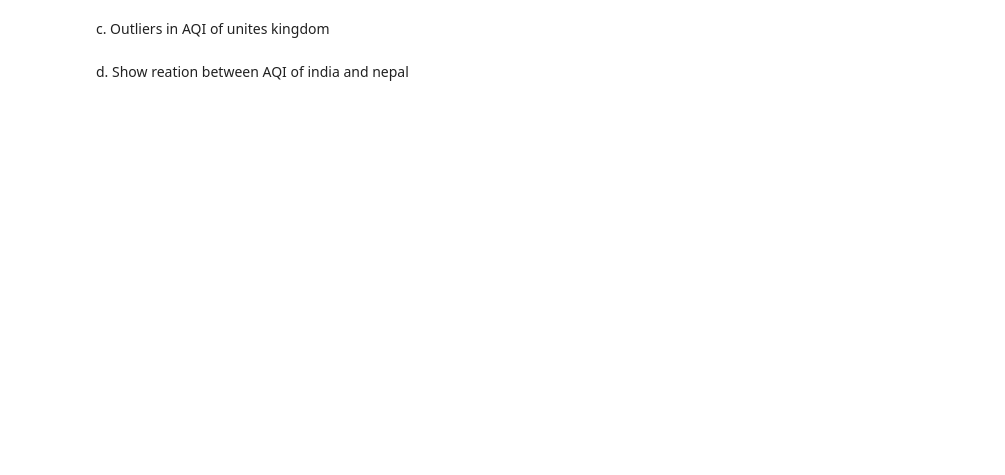
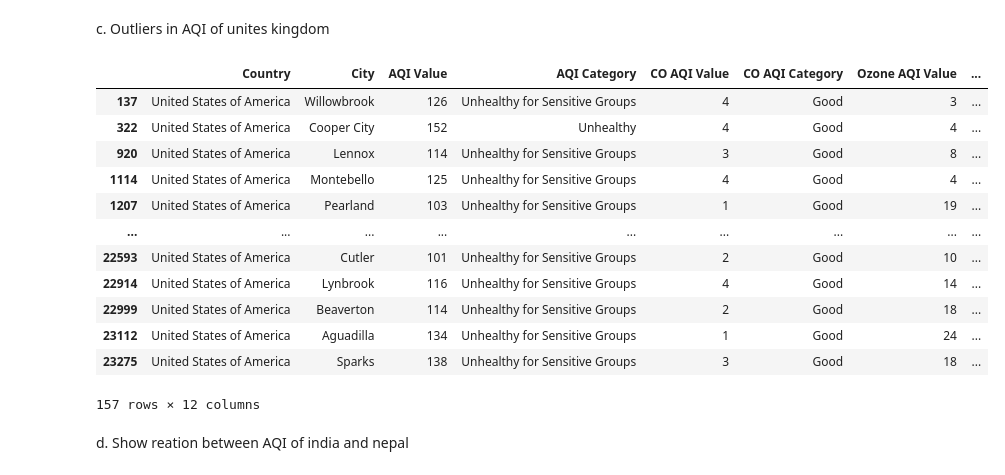
Before and after one commit to KaustubhBhor11/Data-Analytics-CDAC, a Jupyter notebook: practice_questions.ipynb, the cells around one changed output. Drawn from its saved outputs; the diff is of its cells as text; code cells hidden in the pictures; blank space fills up the shorter version.

```diff
--- a/practice_questions.ipynb
+++ b/practice_questions.ipynb
@@ -269,4 +364,32 @@ b. Outliers in AQI of cyprus
 # %% [markdown]
 c. Outliers in AQI of unites kingdom
+# %%
+cyprus_df=aqi_df[aqi_df['Country'] == 'United States of America']
+q1=np.quantile(cyprus_df['AQI Value'],0.25)
+q3=np.quantile(cyprus_df['AQI Value'],0.75)
+
+iqr=q3-q1
+
+lower_bound=q1-(1.5*iqr)
+upper_bound=q3+(1.5*iqr)
+
+outliers=cyprus_df[(cyprus_df['AQI Value']<lower_bound)|(cyprus_df['AQI Value']>upper_bound)]
+outliers
+
+# print(lower_bound,upper_bound)
+# %% [output]
+|  | Country | City | AQI Value | AQI Category | CO AQI Value | CO AQI Category | Ozone AQI Value | ... |
+| 137 | United States of America | Willowbrook | 126 | Unhealthy for Sensitive Groups | 4 | Good | 3 | ... |
+| 322 | United States of America | Cooper City | 152 | Unhealthy | 4 | Good | 4 | ... |
+| 920 | United States of America | Lennox | 114 | Unhealthy for Sensitive Groups | 3 | Good | 8 | ... |
+| 1114 | United States of America | Montebello | 125 | Unhealthy for Sensitive Groups | 4 | Good | 4 | ... |
+| 1207 | United States of America | Pearland | 103 | Unhealthy for Sensitive Groups | 1 | Good | 19 | ... |
+| ... | ... | ... | ... | ... | ... | ... | ... | ... |
+| 22593 | United States of America | Cutler | 101 | Unhealthy for Sensitive Groups | 2 | Good | 10 | ... |
+| 22914 | United States of America | Lynbrook | 116 | Unhealthy for Sensitive Groups | 4 | Good | 14 | ... |
+| 22999 | United States of America | Beaverton | 114 | Unhealthy for Sensitive Groups | 2 | Good | 18 | ... |
+| 23112 | United States of America | Aguadilla | 134 | Unhealthy for Sensitive Groups | 1 | Good | 24 | ... |
+| 23275 | United States of America | Sparks | 138 | Unhealthy for Sensitive Groups | 3 | Good | 18 | ... |
+157 rows × 12 columns
 # %% [markdown]
 d. Show reation between AQI of india and nepal
```
Also changed, not shown: parts of 9 cells of this notebook, 2 other files.
